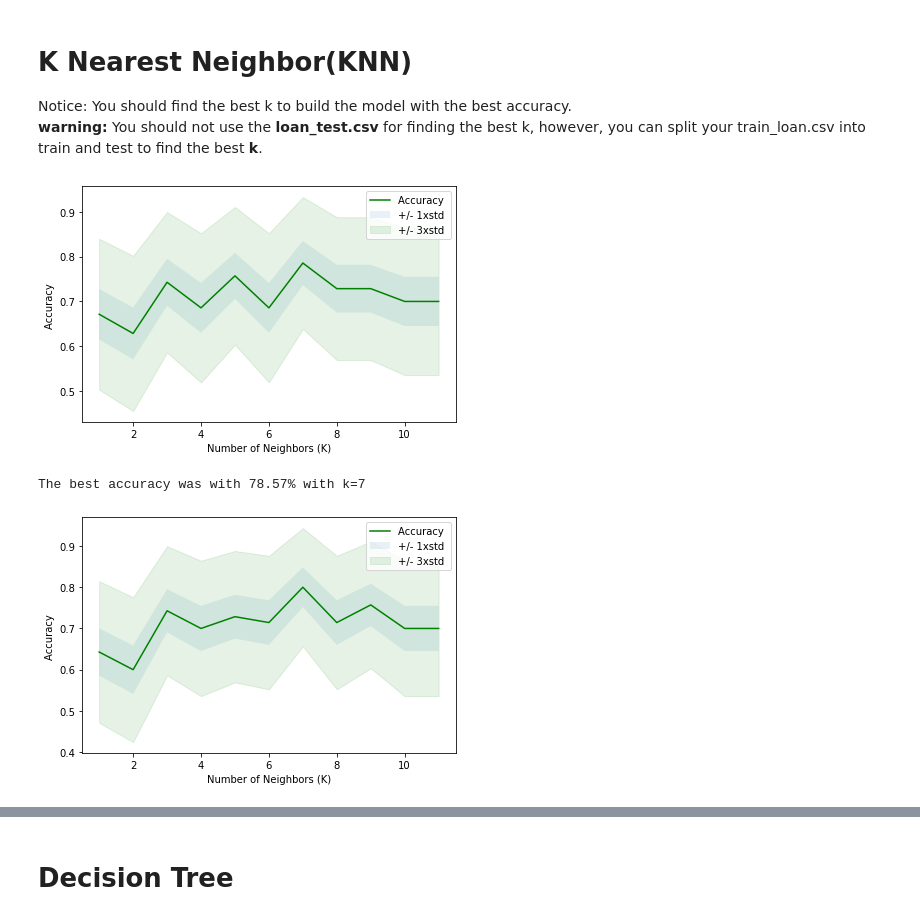
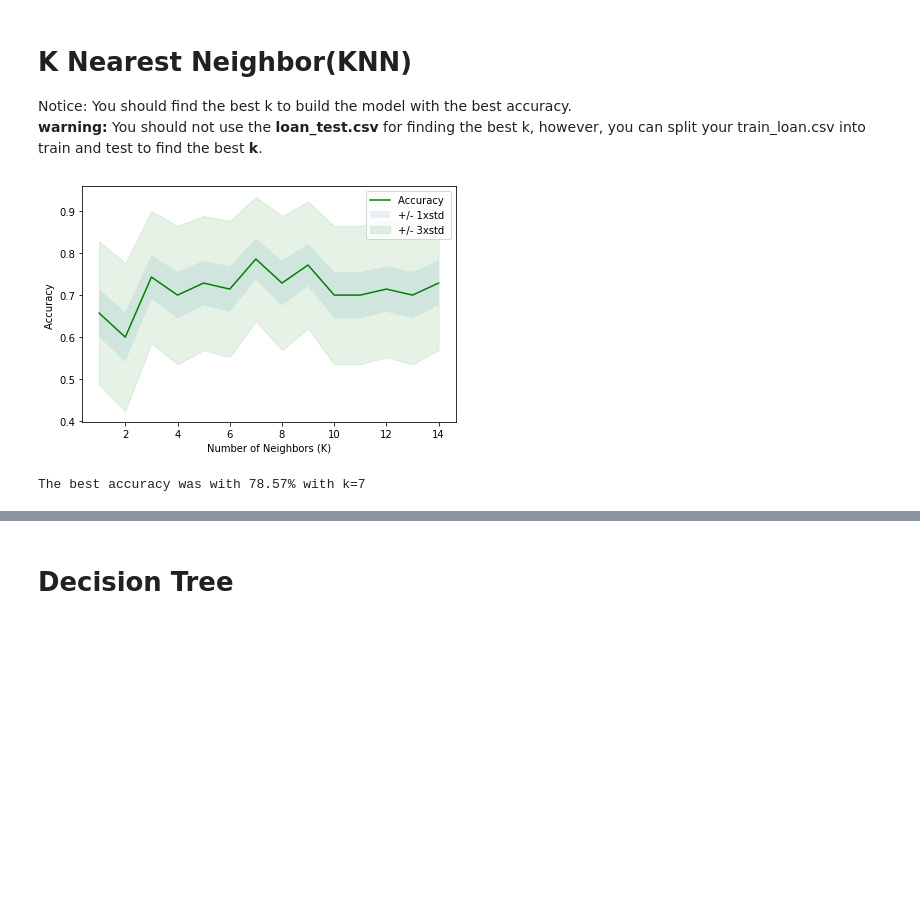
Before and after one commit to IO-Chem/IBM-AI-Engineering-Coursework, a Jupyter notebook: wk01-06_Machine_Learning_with_Python/coursera_capstone__ML0101EN-Proj-Loan-py-v1.ipynb, the cells around one changed output, grey strips where cells are left out. Drawn from its saved outputs; the diff is of its cells as text; code cells hidden in the pictures; blank space fills up the shorter version.

```diff
--- a/wk01-06_Machine_Learning_with_Python/coursera_capstone__ML0101EN-Proj-Loan-py-v1.ipynb
+++ b/wk01-06_Machine_Learning_with_Python/coursera_capstone__ML0101EN-Proj-Loan-py-v1.ipynb
@@ -128,7 +132,5 @@ raw_df = df.copy()
 # %% [markdown]
 Let's convert male to 0 and female to 1:
-# %%
-df['Gender'].replace(to_replace=['male','female'], value=[0,1],inplace=True)
 # %% [markdown]
 ## One Hot Encoding
 
@@ -182,0 +205,3 @@ data_sets = [knn_X,knn_Xd]
+# %%
+X = preproc_pipe(df)
+X.shape
@@ -238,49 +258,44 @@ Notice: You should find the best k to build the model with the best accuracy.\
 # %%
 from sklearn import metrics
 from sklearn.neighbors import KNeighborsClassifier
 
-for X in tt_sets:
-    result = list()
-    X_train = X[0]
-    X_test = X[1]
+k_max = 15
+mean_acc = np.zeros((k_max-1))
+std_acc = np.zeros((k_max-1))
 
-    k_max = 12
-    mean_acc = np.zeros((k_max-1))
-    std_acc = np.zeros((k_max-1))
+for n in range(1, k_max):
 
-    for n in range(1,k_max):
+    #Train Model and Predict
+    clf = KNeighborsClassifier(n_neighbors=n)
+    clf.fit(X_train,y_train)
+    yhat=clf.predict(X_test)
+    mean_acc[n-1] = metrics.accuracy_score(y_test, yhat)
+    std_acc[n-1]=np.std(yhat==y_test)/np.sqrt(yhat.shape[0])
 
-        #Train Model and Predict
-        neighbors = KNeighborsClassifier(n_neighbors = n).fit(X_train,y_train)
-        yhat=neighbors.predict(X_test)
-        mean_acc[n-1] = metrics.accuracy_score(y_test, yhat)
-        std_acc[n-1]=np.std(yhat==y_test)/np.sqrt(yhat.shape[0])
-
-    plt.plot(
-        range(1,k_max),
-        mean_acc,
-        'g')
-    plt.xticks(np.arange(0,k_max, 2.0))
-    plt.fill_between(
-        range(1,k_max),
-        mean_acc - 1 * std_acc,
-        mean_acc + 1 * std_acc,
-        alpha=0.10)
-    plt.fill_between(
-        range(1,k_max),
-        mean_acc - 3 * std_acc,
-        mean_acc + 3 * std_acc,
-        alpha=0.10,
-        color="green")
-    plt.legend(('Accuracy ',
-                '+/- 1xstd',
-                '+/- 3xstd'))
-    plt.ylabel('Accuracy ')
-    plt.xlabel('Number of Neighbors (K)')
-    plt.tight_layout()
-    plt.show()
-    print( "The best accuracy was with {:.2%} with k={}".format(mean_acc.max(),mean_acc.argmax()+1))
+plt.plot(
+    range(1,k_max),
+    mean_acc,
+    'g')
+plt.xticks(np.arange(0,k_max, 2.0))
+plt.fill_between(
+    range(1,k_max),
+    mean_acc - 1 * std_acc,
+    mean_acc + 1 * std_acc,
+    alpha=0.10)
+plt.fill_between(
+    range(1,k_max),
+    mean_acc - 3 * std_acc,
+    mean_acc + 3 * std_acc,
+    alpha=0.10,
+    color="green")
+plt.legend(('Accuracy ',
+            '+/- 1xstd',
+            '+/- 3xstd'))
+plt.ylabel('Accuracy ')
+plt.xlabel('Number of Neighbors (K)')
+plt.tight_layout()
+plt.show()
+print( "The best accuracy was with {:.2%} with k={}".format(mean_acc.max(),mean_acc.argmax()+1))
 # %% [output]
-[figure, old version]
+[figure, new version]
 The best accuracy was with 78.57% with k=7
-[figure, removed]
```
Also changed, not shown: parts of 30 cells of this notebook.
